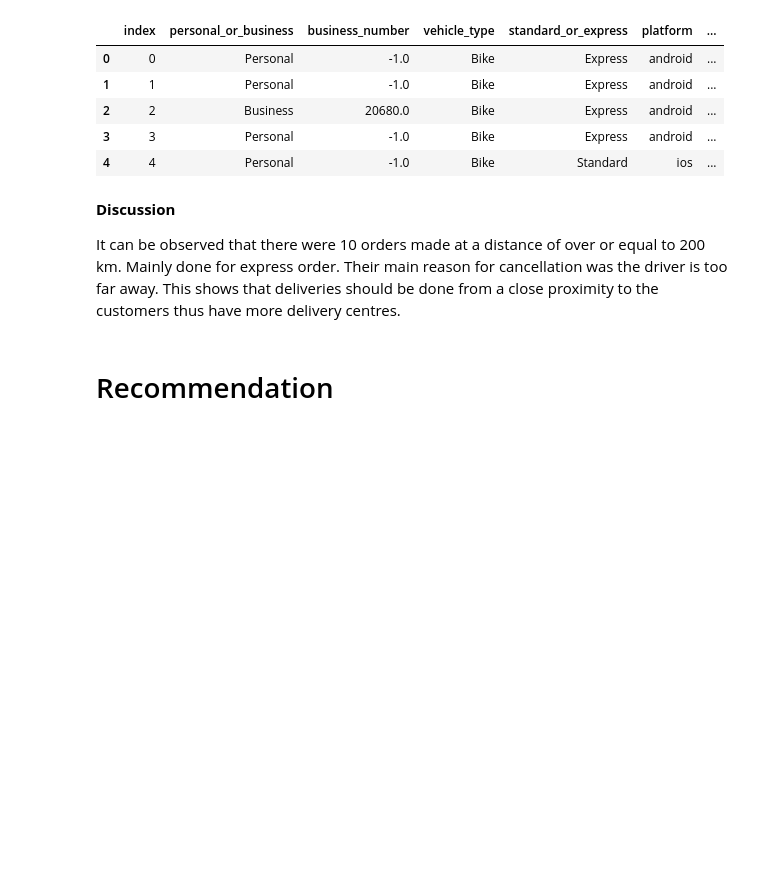
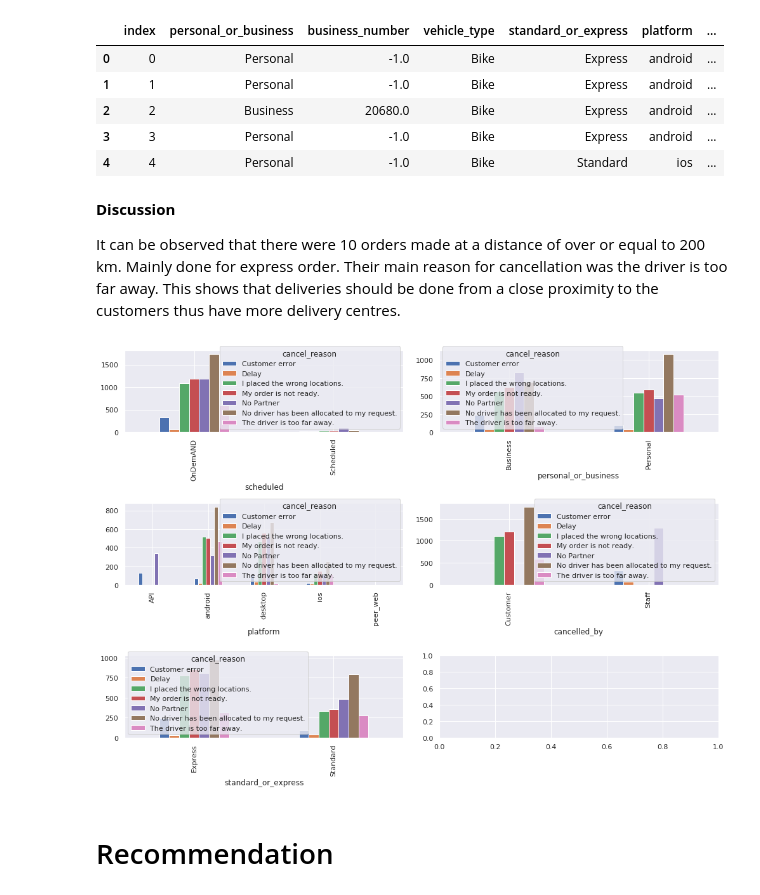
Before and after one commit to Dancilla/Challenges, a Jupyter notebook: Sendy/Sendy_notebooks/practical task analysis.ipynb, the cells around one changed output. Cells and saved outputs as stored; diff of their text form; code cells hidden in the pictures; blank space fills up the shorter version.

```diff
--- a/Sendy/Sendy_notebooks/practical task analysis.ipynb
+++ b/Sendy/Sendy_notebooks/practical task analysis.ipynb
@@ -796,10 +809,30 @@ dist2_df.head()
 | 2 | 2 | Business | 20680.0 | Bike | Express | android | ... |
 | 3 | 3 | Personal | -1.0 | Bike | Express | android | ... |
 | 4 | 4 | Personal | -1.0 | Bike | Standard | ios | ... |
+# %%
+query_df['distance_(km)']=query_df[query_df['distance_(km)']<=200]
 # %% [markdown]
 **Discussion**
 
 It can be observed that there were 10 orders made at a distance of over or equal to 200 km. Mainly done for express order. Their main reason for cancellation was the driver is too far away. This shows that deliveries should be done from a close proximity to the customers thus have more delivery centres.
+# %%
+# Plot dual axis bar chart for those who cancelled
+fig, axes = plt.subplots(3, 2, figsize=(14,14))
+
+# scheduled factor dual axis bar chart for those who cancelled order
+pd.crosstab(query_df.scheduled,query_df.cancel_reason).plot(kind='bar',figsize=(14,10), ax=axes[0, 0])
+# personal_or_business factor dual axis bar chart for those who cancelled order
+pd.crosstab(query_df.personal_or_business,query_df.cancel_reason).plot(kind='bar',figsize=(14,10), ax=axes[0, 1])
+# platform type dual axis bar chart for those who cancelled order
+pd.crosstab(query_df.platform,query_df.cancel_reason).plot(kind='bar',figsize=(14,10), ax=axes[1, 0])
+# Cancelled_by factor dual axis bar chart for those who cancelled order
+pd.crosstab(query_df.cancelled_by,query_df.cancel_reason).plot(kind='bar',figsize=(14,10), ax=axes[1, 1])
+# standard_or_express factor dual axis bar chart for those who cancelled order
+pd.crosstab(query_df.standard_or_express,query_df.cancel_reason).plot(kind='bar',figsize=(14,10), ax=axes[2, 0])
+
+fig.tight_layout()
+# %% [output]
+[figure, added]
 # %% [markdown]
 # Recommendation
 # %% [markdown]
```
Also changed, not shown: parts of 12 cells of this notebook, 1 other file.
